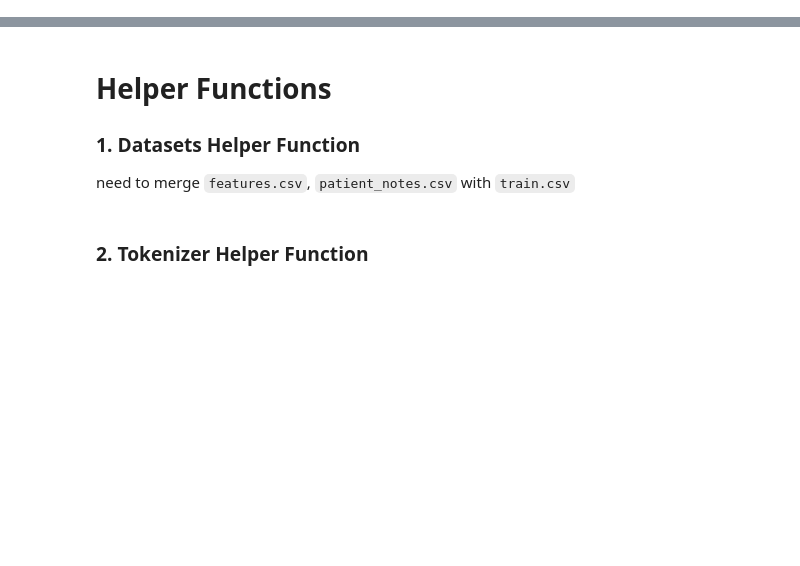
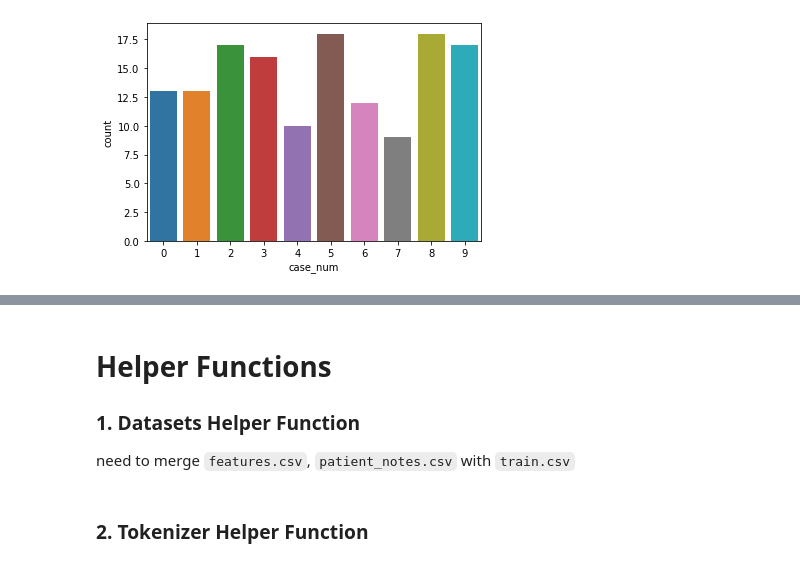
Before and after one commit to CelineMendola/kaggle-competition, a Jupyter notebook: pytorch-medical-bert-baseline-nbme.ipynb, the cells around one changed output, grey strips where cells are left out. Saved outputs shown, nothing was run; the diff lists cells and outputs as text; code cells hidden in the pictures; blank space fills up the shorter version.

```diff
--- a/pytorch-medical-bert-baseline-nbme.ipynb
+++ b/pytorch-medical-bert-baseline-nbme.ipynb
@@ -0,0 +47,4 @@
+# %%
+path_features = ("../input/nbme-score-clinical-patient-notes/"
+                "/features.csv")
+features = pd.read_csv(path_features)
@@ -0,0 +94,5 @@
+# %%
+sns.countplot(data=features, x='case_num')
+plt.show()
+# %% [output]
+[figure, added]
```
Also changed, not shown: parts of 36 cells of this notebook.
